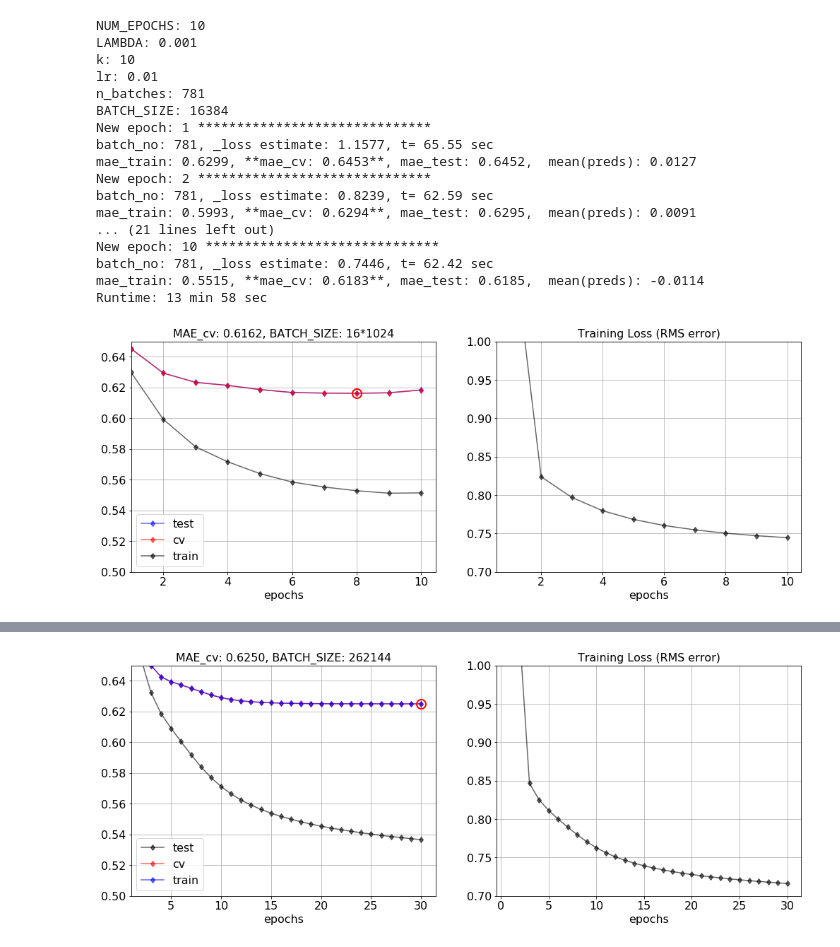
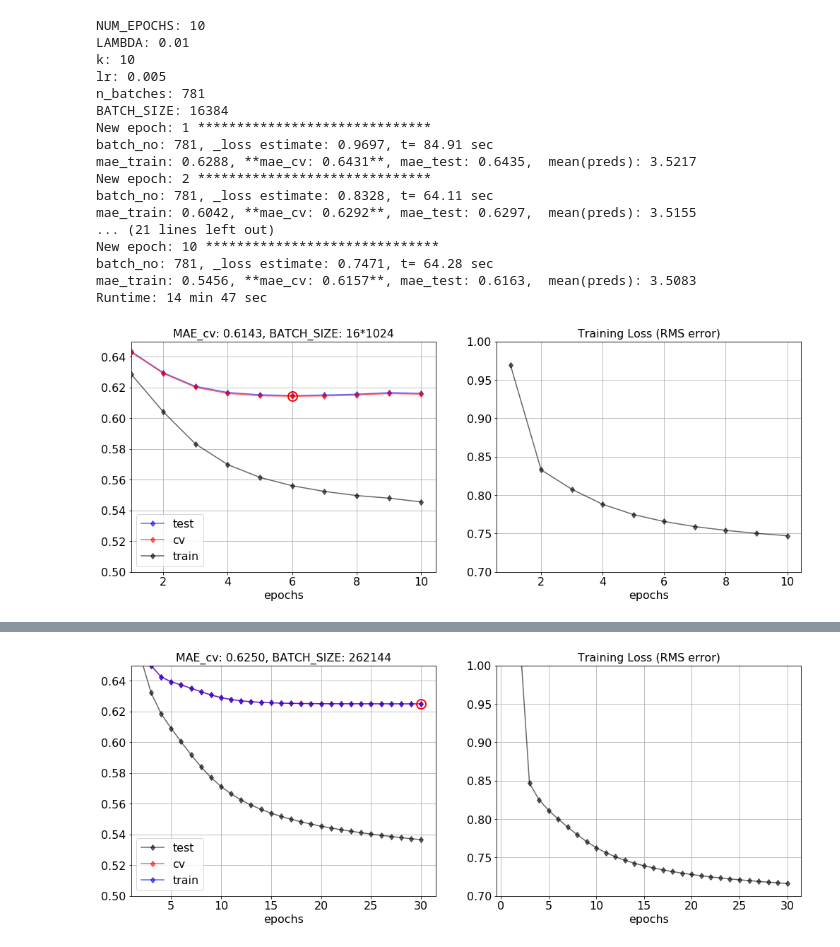
Before and after one commit to ozkansafak/Matrix_Factorization, a Jupyter notebook: main.ipynb, the cells around one changed output, grey strips where cells are left out. Cells and saved outputs as stored; diff of their text form; code cells hidden in the pictures.

```diff
--- a/main.ipynb
+++ b/main.ipynb
@@ -90,0 +96,17 @@ Writing to v_mean.pkl....
+# %%
+def get_train_u_mean(train_Y_indices, u_mean_dict, v_mean_dict):
+    N = train_Y_indices.shape[0]
+    train_u_mean = np.zeros((N, 1))
+    train_v_mean = np.zeros((N, 1))
+    for i in range(N):
+        u_idx = train_Y_indices[i,0]
+        v_idx = train_Y_indices[i,1]
+        train_u_mean[i] = u_mean_dict[u_idx]
+        train_v_mean[i] = v_mean_dict[v_idx]
+
+    return train_u_mean, train_v_mean
+
+start = time.time()
+train_u_mean, train_v_mean = get_train_u_mean(train_Y_indices, u_mean_dict, v_mean_dict)
+
+print_runtime(start)
@@ -93,49 +117,50 @@ Writing to v_mean.pkl....
 # BATCH_SIZE = 1024*16
 BATCH_SIZE_arr = [1024*16]
 # LAMBDA_ARR = [0.0001, 0.0002, 0.0003, 0.0004, 0.0005, 0.0006, 0.0007, 0.0008, 0.0009, 0.001, 0.00125]
-LAMBDA = 0.001
+LAMBDA = 0.01
 k = 10 # an important hyperparameter.
-lr = 0.01
+lr = 0.005
 NUM_EPOCHS = 10
 if 'out.txt' in os.listdir():
     os.remove('out.txt')
 
 for BATCH_SIZE in BATCH_SIZE_arr:
     #..............................................
-    train, loss, reg, Y_indices, Y, U, V, Y_pred, UV_xft, UU_xft, VV_xft = \
+    train, loss, reg, Y_indices, Y, U, V, Y_pred, UV_xft, UU_xft, VV_xft, u_mean, v_mean  = \
                             construct_graph(LAMBDA, k, lr, BATCH_SIZE, n_users, n_movies)
     #..............................................
 
     start = time.time()
     mae_train_arr, mae_cv_arr, mae_test_arr, loss_arr, mean_preds, n_batches, preds, \
                    _U, _V, _UV_xft, _UU_xft, _VV_xft = \
                          train_the_model(Y_indices, Y, train_Y_indices, train_Y, BATCH_SIZE,
                    NUM_EPOCHS, LAMBDA, k, lr,
                    train, loss, reg, U, V, Y_pred,
                    cv_Y, cv_Y_indices, test_Y, test_Y_indices,
-                   UV_xft, UU_xft, VV_xft)
+                   UV_xft, UU_xft, VV_xft,
+                   train_u_mean, train_v_mean, u_mean, v_mean)
     #..............................................
     # plotting....
     ax1, ax2 = plotter(mae_train_arr, mae_cv_arr, mae_test_arr, loss_arr, BATCH_SIZE)
 
 #..............................................
 print_runtime(start)
 # %% [output]
 NUM_EPOCHS: 10
-LAMBDA: 0.001
+LAMBDA: 0.01
 k: 10
-lr: 0.01
+lr: 0.005
 n_batches: 781
 BATCH_SIZE: 16384
 New epoch: 1 ******************************
-batch_no: 781, _loss estimate: 1.1577, t= 65.55 sec
-mae_train: 0.6299, **mae_cv: 0.6453**, mae_test: 0.6452,  mean(preds): 0.0127
+batch_no: 781, _loss estimate: 0.9697, t= 84.91 sec
+mae_train: 0.6288, **mae_cv: 0.6431**, mae_test: 0.6435,  mean(preds): 3.5217
 New epoch: 2 ******************************
-batch_no: 781, _loss estimate: 0.8239, t= 62.59 sec
-mae_train: 0.5993, **mae_cv: 0.6294**, mae_test: 0.6295,  mean(preds): 0.0091
+batch_no: 781, _loss estimate: 0.8328, t= 64.11 sec
+mae_train: 0.6042, **mae_cv: 0.6292**, mae_test: 0.6297,  mean(preds): 3.5155
 ... (21 lines left out)
 New epoch: 10 ******************************
-batch_no: 781, _loss estimate: 0.7446, t= 62.42 sec
-mae_train: 0.5515, **mae_cv: 0.6183**, mae_test: 0.6185,  mean(preds): -0.0114
-Runtime: 13 min 58 sec
+batch_no: 781, _loss estimate: 0.7471, t= 64.28 sec
+mae_train: 0.5456, **mae_cv: 0.6157**, mae_test: 0.6163,  mean(preds): 3.5083
+Runtime: 14 min 47 sec
-[figure, old version]
+[figure, new version]
```
Also changed, not shown: parts of 6 cells of this notebook, 2 other files.
